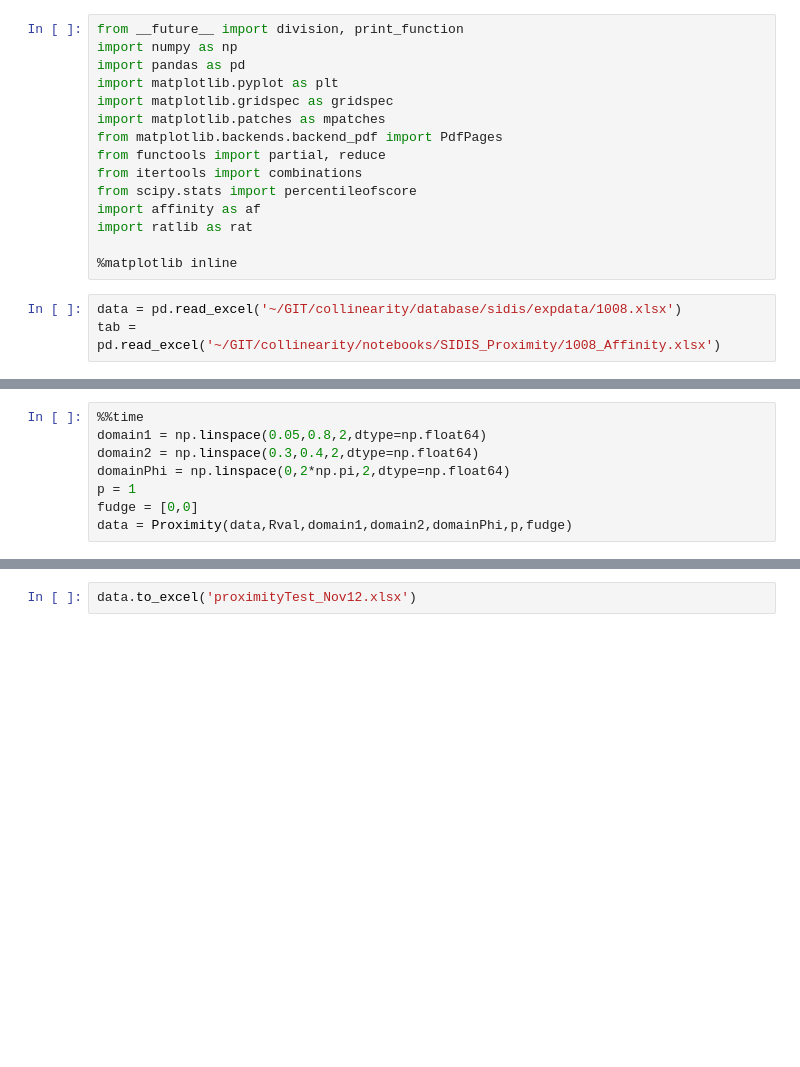
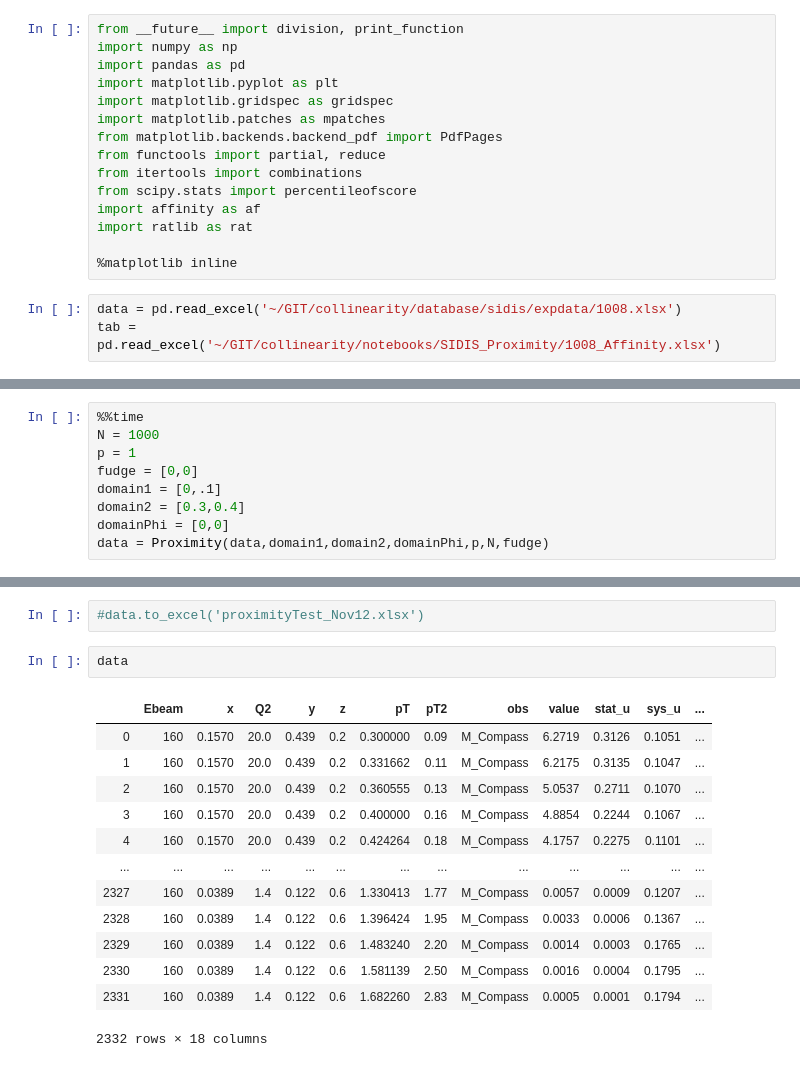
Before and after one commit to prokudin/collinearity, a Jupyter notebook: notebooks/SIDIS_Proximity/Prox_Aff_Comparison.ipynb, the cells around one changed output, grey strips where cells are left out. Saved outputs shown, nothing was run; the diff lists cells and outputs as text; blank space fills up the shorter version.

```diff
--- a/notebooks/SIDIS_Proximity/Prox_Aff_Comparison.ipynb
+++ b/notebooks/SIDIS_Proximity/Prox_Aff_Comparison.ipynb
@@ -340,9 +373 @@ def Proximity(data,Rval,domain1,domain2,domainPhi,p,fudge):
     return data
-# %%
-%%time
-domain1 = np.linspace(0.05,0.8,2,dtype=np.float64)
-domain2 = np.linspace(0.3,0.4,2,dtype=np.float64)
-domainPhi = np.linspace(0,2*np.pi,2,dtype=np.float64)
-p = 1
-fudge = [0,0]
-data = Proximity(data,Rval,domain1,domain2,domainPhi,p,fudge)
@@ -351,0 +374,9 @@ Wall time: 31 s
+# %%
+%%time
+N = 1000
+p = 1
+fudge = [0,0]
+domain1 = [0,.1]
+domain2 = [0.3,0.4]
+domainPhi = [0,0]
+data = Proximity(data,domain1,domain2,domainPhi,p,N,fudge)
@@ -352,2 +401,18 @@ Wall time: 31 s
 # %%
-data.to_excel('proximityTest_Nov12.xlsx')
+#data.to_excel('proximityTest_Nov12.xlsx')
+# %%
+data
+# %% [output]
+|  | Ebeam | x | Q2 | y | z | pT | pT2 | obs | value | stat_u | sys_u | ... |
+| 0 | 160 | 0.1570 | 20.0 | 0.439 | 0.2 | 0.300000 | 0.09 | M_Compass | 6.2719 | 0.3126 | 0.1051 | ... |
+| 1 | 160 | 0.1570 | 20.0 | 0.439 | 0.2 | 0.331662 | 0.11 | M_Compass | 6.2175 | 0.3135 | 0.1047 | ... |
+| 2 | 160 | 0.1570 | 20.0 | 0.439 | 0.2 | 0.360555 | 0.13 | M_Compass | 5.0537 | 0.2711 | 0.1070 | ... |
+| 3 | 160 | 0.1570 | 20.0 | 0.439 | 0.2 | 0.400000 | 0.16 | M_Compass | 4.8854 | 0.2244 | 0.1067 | ... |
+| 4 | 160 | 0.1570 | 20.0 | 0.439 | 0.2 | 0.424264 | 0.18 | M_Compass | 4.1757 | 0.2275 | 0.1101 | ... |
+| ... | ... | ... | ... | ... | ... | ... | ... | ... | ... | ... | ... | ... |
+| 2327 | 160 | 0.0389 | 1.4 | 0.122 | 0.6 | 1.330413 | 1.77 | M_Compass | 0.0057 | 0.0009 | 0.1207 | ... |
+| 2328 | 160 | 0.0389 | 1.4 | 0.122 | 0.6 | 1.396424 | 1.95 | M_Compass | 0.0033 | 0.0006 | 0.1367 | ... |
+| 2329 | 160 | 0.0389 | 1.4 | 0.122 | 0.6 | 1.483240 | 2.20 | M_Compass | 0.0014 | 0.0003 | 0.1765 | ... |
+| 2330 | 160 | 0.0389 | 1.4 | 0.122 | 0.6 | 1.581139 | 2.50 | M_Compass | 0.0016 | 0.0004 | 0.1795 | ... |
+| 2331 | 160 | 0.0389 | 1.4 | 0.122 | 0.6 | 1.682260 | 2.83 | M_Compass | 0.0005 | 0.0001 | 0.1794 | ... |
+2332 rows × 18 columns
```
Also changed, not shown: parts of 6 cells of this notebook, 2 other files.
